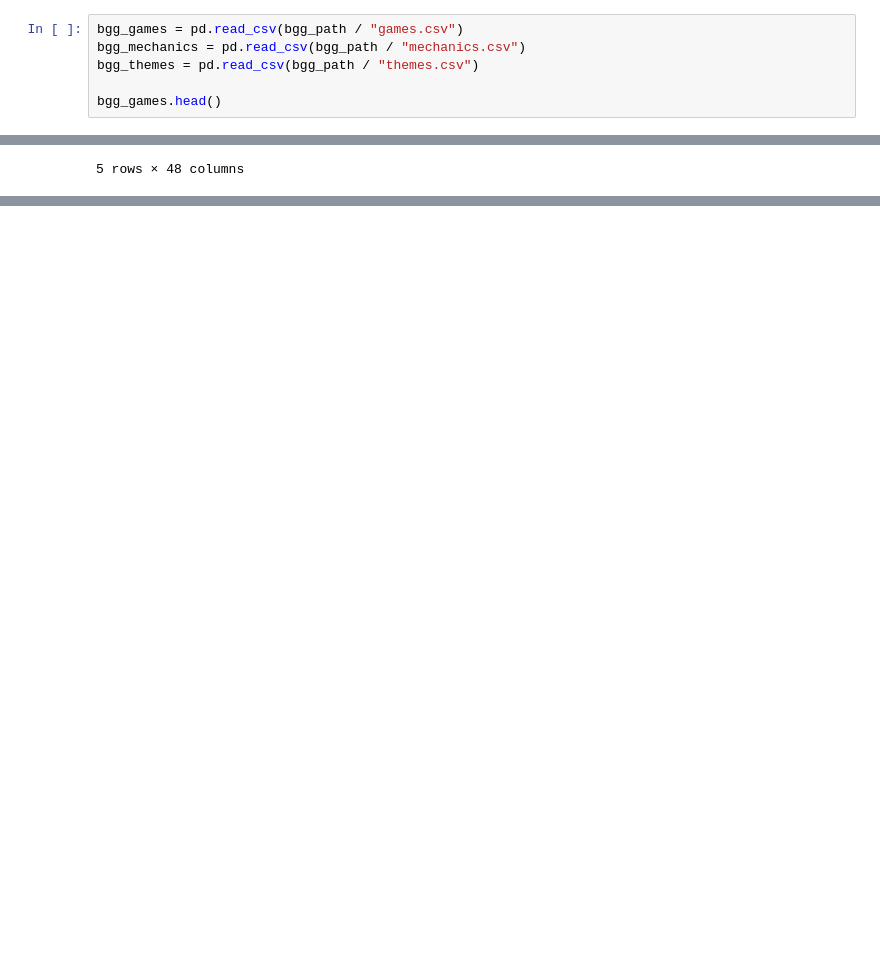
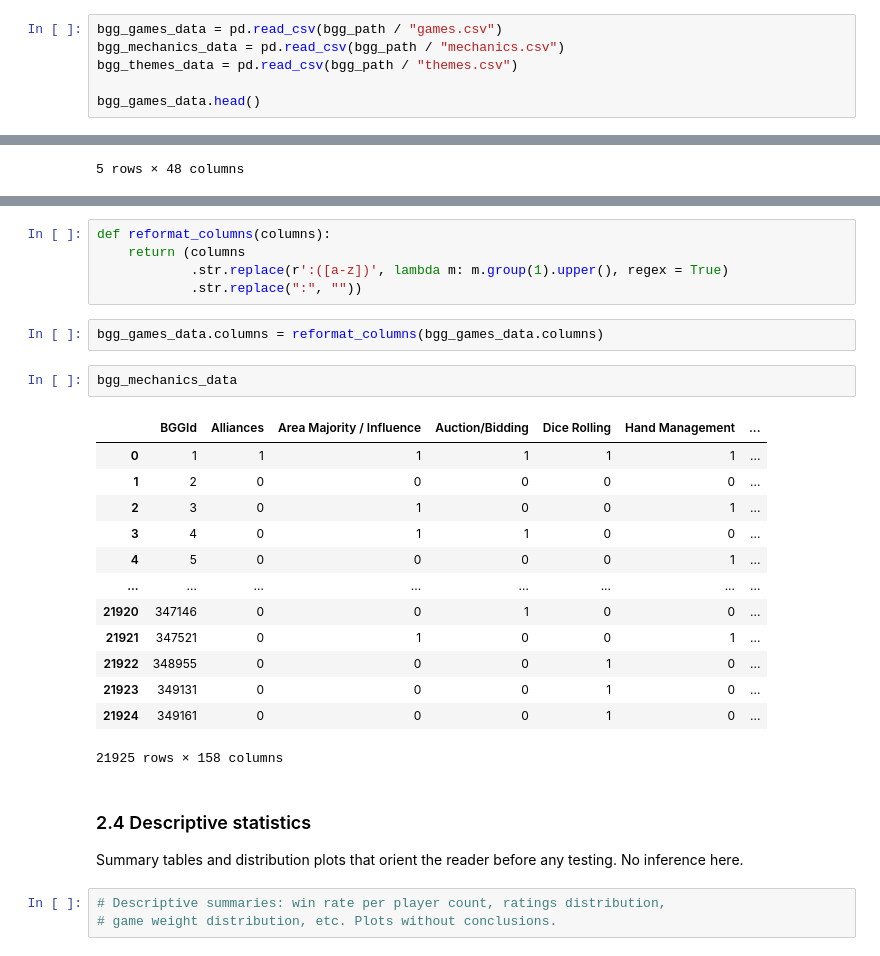
Before and after one commit to simo21-ss/volcano-rush, a Jupyter notebook: notebooks/data_science/board_game_analysis.ipynb, the cells around one changed output, grey strips where cells are left out. Cells and saved outputs as stored; diff of their text form; blank space fills up the shorter version.

```diff
--- a/notebooks/data_science/board_game_analysis.ipynb
+++ b/notebooks/data_science/board_game_analysis.ipynb
@@ -126,11 +134,11 @@ The second data source is the public **BoardGameGeek (BGG)** database, obtained
 - `user_ratings.csv` (around 18.9 million rows): raw per-user rating. Loaded only if user-level analysis becomes necessary, which the current hypothesis plan does not require.
 - `artists_reduced.csv`, `designers_reduced.csv`, `publishers_reduced.csv`: creator-level tags, not relevant to the balance question.
 # %%
-bgg_games = pd.read_csv(bgg_path / "games.csv")
-bgg_mechanics = pd.read_csv(bgg_path / "mechanics.csv")
-bgg_themes = pd.read_csv(bgg_path / "themes.csv")
+bgg_games_data = pd.read_csv(bgg_path / "games.csv")
+bgg_mechanics_data = pd.read_csv(bgg_path / "mechanics.csv")
+bgg_themes_data = pd.read_csv(bgg_path / "themes.csv")
 
-bgg_games.head()
+bgg_games_data.head()
 # %% [output]
 |  | BGGId | Name | Description | YearPublished | GameWeight | AvgRating | BayesAvgRating | StdDev | ... |
 | 0 | 1 | Die Macher | die macher game seven sequential ... | 1986 | 4.3206 | 7.61428 | 7.10363 | 1.57979 | ... |
@@ -141,0 +159,30 @@ bgg_games.head()
+# %%
+def reformat_columns(columns):
+    return (columns
+            .str.replace(r':([a-z])', lambda m: m.group(1).upper(), regex = True)
+            .str.replace(":", ""))
+# %%
+bgg_games_data.columns = reformat_columns(bgg_games_data.columns)
+# %%
+bgg_mechanics_data
+# %% [output]
+|  | BGGId | Alliances | Area Majority / Influence | Auction/Bidding | Dice Rolling | Hand Management | ... |
+| 0 | 1 | 1 | 1 | 1 | 1 | 1 | ... |
+| 1 | 2 | 0 | 0 | 0 | 0 | 0 | ... |
+| 2 | 3 | 0 | 1 | 0 | 0 | 1 | ... |
+| 3 | 4 | 0 | 1 | 1 | 0 | 0 | ... |
+| 4 | 5 | 0 | 0 | 0 | 0 | 1 | ... |
+| ... | ... | ... | ... | ... | ... | ... | ... |
+| 21920 | 347146 | 0 | 0 | 1 | 0 | 0 | ... |
+| 21921 | 347521 | 0 | 1 | 0 | 0 | 1 | ... |
+| 21922 | 348955 | 0 | 0 | 0 | 1 | 0 | ... |
+| 21923 | 349131 | 0 | 0 | 0 | 1 | 0 | ... |
+| 21924 | 349161 | 0 | 0 | 0 | 1 | 0 | ... |
+21925 rows × 158 columns
+# %% [markdown]
+### 2.4 Descriptive statistics
+
+Summary tables and distribution plots that orient the reader before any testing. No inference here.
+# %%
+# Descriptive summaries: win rate per player count, ratings distribution,
+# game weight distribution, etc. Plots without conclusions.
```
Also changed, not shown: parts of 29 cells of this notebook, 2 other files.
